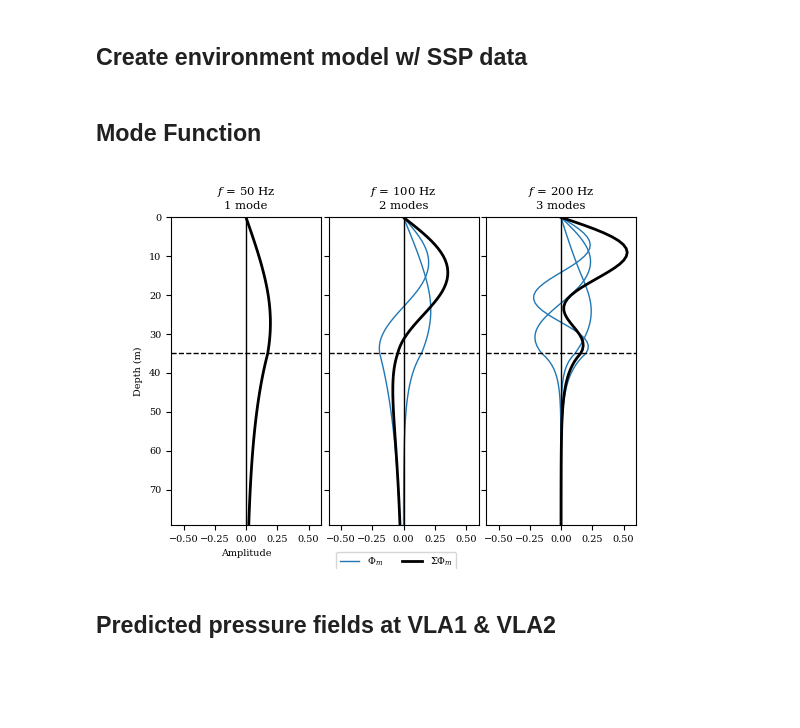
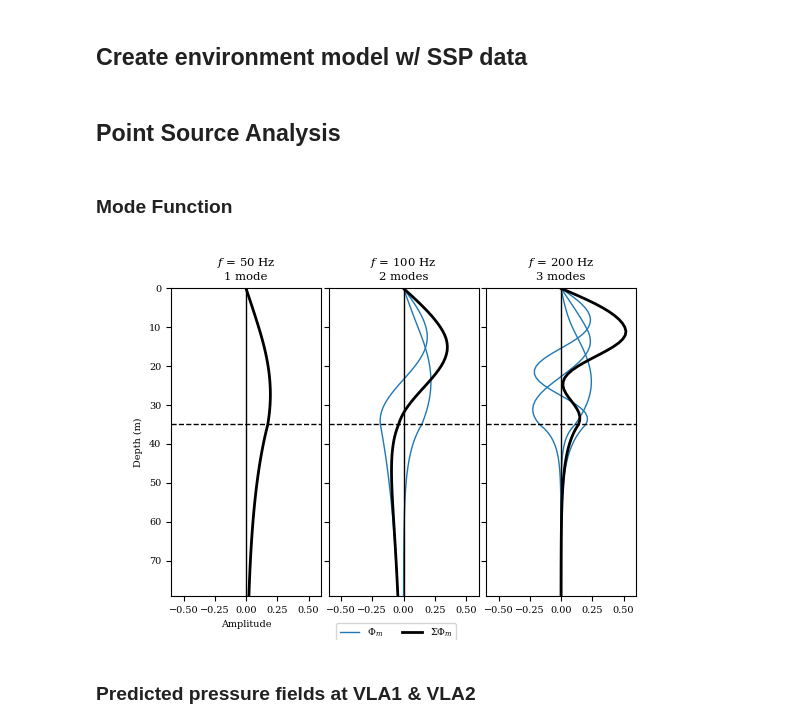
Before and after one commit to NeptuneProjects/RODEO-II_Construction-Soundscape, a Jupyter notebook: scripts/propagation.ipynb, the cells around one changed output. Saved outputs shown, nothing was run; the diff lists cells and outputs as text; code cells hidden in the pictures; blank space fills up the shorter version.

Commit message:
Update analysis

```diff
--- a/scripts/propagation.ipynb
+++ b/scripts/propagation.ipynb
@@ -28,9 +45,18 @@ SAVEPATH = Path.cwd() / "results"
 # %% [markdown]
 ## Load SSP
 # %%
-ctd_file = Path("data/ctd/sfw_leg1_2023-06-23/Casts/RBR203246_data.txt")
-ctd_df = utils.clean_ctd_data(pd.read_csv(ctd_file, parse_dates=["Time"]), min_depth=1.0)
-ctd_df = ctd_df.iloc[700:1300].sort_values("Depth")
+ctd_file = Path("data/ctd/sfw_leg2_2023-07-23/CTD_cast_south_fork_07_23_2023_data.txt")
+ctd_df = utils.clean_ctd_data(
+    pd.read_csv(ctd_file, parse_dates=["Time"]), min_depth=1.0
+)
+# ctd_df = ctd_df.iloc[700:1300].sort_values("Depth")
+# Find where the difference in depths changes sign:
+depth_diff = ctd_df["Depth"].diff()
+depth_diff_sign_change = depth_diff[depth_diff * depth_diff.shift(-1) < 0].index
+# Find the index of the first occurrence of the sign change:
+first_sign_change = depth_diff_sign_change[0]
+# Create a new DataFrame with the first sign change:
+ctd_df = ctd_df.iloc[:first_sign_change].sort_values("Depth")
 
 plot_kwargs = {
     "Temperature": {"label": "Temperature", "color": "black"},
@@ -43,8 +69,8 @@ fig = plotting.plot_ctd_profiles(ctd_df, **plot_kwargs)
 # %% [markdown]
 ## Create environment model w/ SSP data
 # %%
-environment = mdl.construct_environment()
-layerdata = environment["layerdata"]
+base_environment = mdl.construct_environment()
+layerdata = base_environment["layerdata"]
 z = ctd_df["Depth"].values
 c_p = ctd_df["Speed of sound"].values
 z = np.append(z, layerdata[0]["z"].max())
@@ -56,22 +82,26 @@ new_layerdata = [
     {"z": z, "c_p": c_p},
     layerdata[1],
 ]
-environment.update({"layerdata": new_layerdata})
+base_environment.update({"layerdata": new_layerdata})
+# %% [markdown]
+## Point Source Analysis
 # %% [markdown]
-## Mode Function
+### Mode Function
 # %%
+environment = base_environment.copy()
+
 freqs = [50.0, 100.0, 200.0]
 zgrid = np.arange(0, 80, 1)
 environment.update({"rec_z": zgrid})
 phis = []
 for freq in freqs:
-    model = run_kraken(environment | {"freq": freq})
+    model = run_kraken(environment | {"freq": freq}, keep_files=True)
     phis.append(model.modes.phi_rec)
 
 fig = plotting.plot_mode_function(environment, phis, freqs, zgrid)
-fig.savefig(SAVEPATH / "mode_function.png", dpi=600, bbox_inches="tight", facecolor="w")
+# fig.savefig(SAVEPATH / "mode_function.png", dpi=600, bbox_inches="tight", facecolor="w")
 plt.show()
 # %% [output]
-[figure, old version]
+[figure, new version]
 # %% [markdown]
-## Predicted pressure fields at VLA1 & VLA2
+### Predicted pressure fields at VLA1 & VLA2
```
Also changed, not shown: parts of 25 cells of this notebook.
